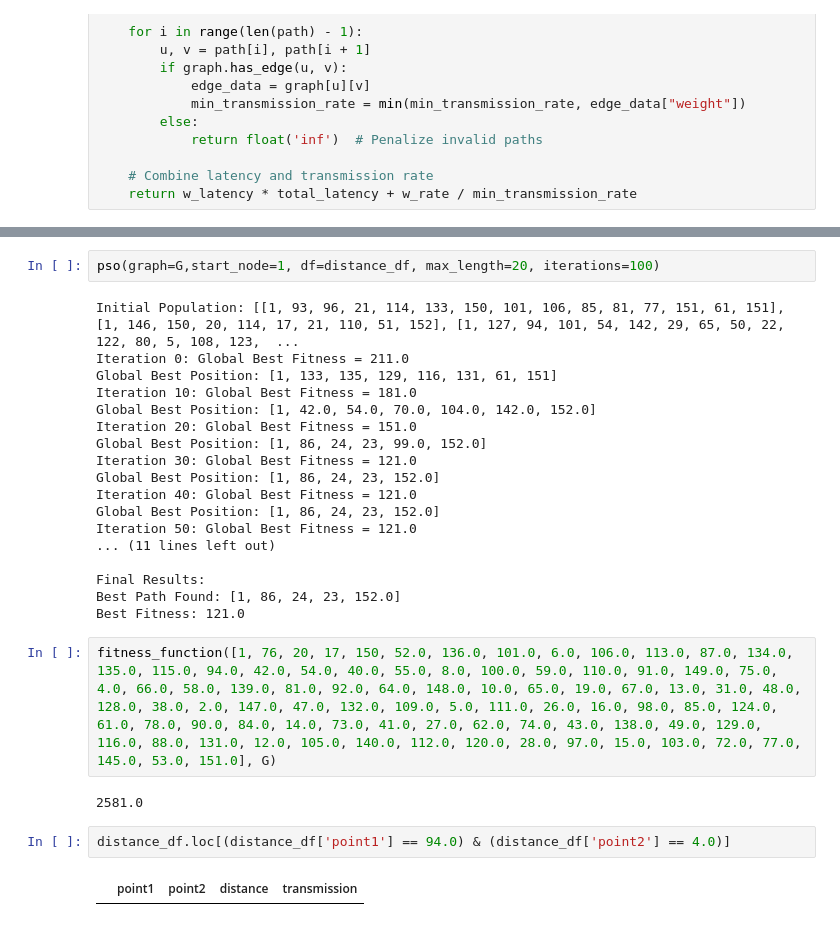
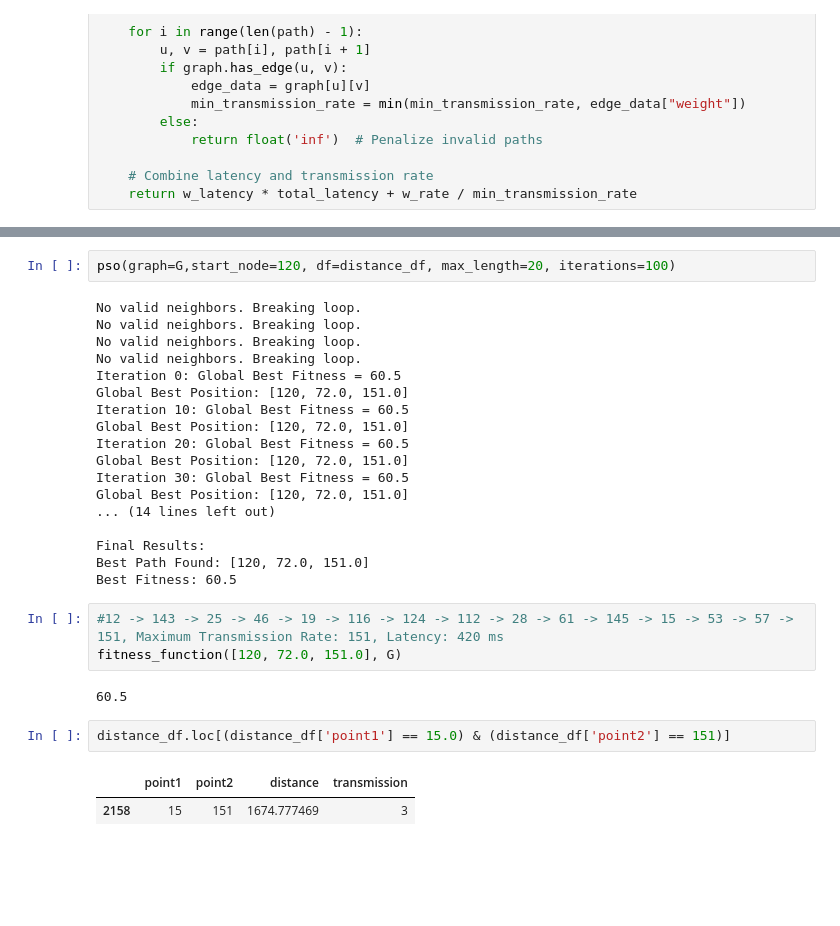
Before and after one commit to gerryfrank10/optimisation-and-algorithms, a Jupyter notebook: assesment/solution2.ipynb, the cells around one changed output, grey strips where cells are left out. Cells and saved outputs as stored; diff of their text form; blank space fills up the shorter version.

```diff
--- a/assesment/solution2.ipynb
+++ b/assesment/solution2.ipynb
@@ -310,30 +382,32 @@ def pso(graph, start_node, df, max_length=20, iterations=500):
     print(f"Best Path Found: {global_best_position}")
     print(f"Best Fitness: {global_best_fitness}")
 # %%
-pso(graph=G,start_node=1, df=distance_df, max_length=20, iterations=100)
+pso(graph=G,start_node=120, df=distance_df, max_length=20, iterations=100)
 # %% [output]
-Initial Population: [[1, 93, 96, 21, 114, 133, 150, 101, 106, 85, 81, 77, 151, 61, 151], [1, 146, 150, 20, 114, 17, 21, 110, 51, 152], [1, 127, 94, 101, 54, 142, 29, 65, 50, 22, 122, 80, 5, 108, 123,  ...
-Iteration 0: Global Best Fitness = 211.0
-Global Best Position: [1, 133, 135, 129, 116, 131, 61, 151]
-Iteration 10: Global Best Fitness = 181.0
-Global Best Position: [1, 42.0, 54.0, 70.0, 104.0, 142.0, 152.0]
-Iteration 20: Global Best Fitness = 151.0
-Global Best Position: [1, 86, 24, 23, 99.0, 152.0]
-Iteration 30: Global Best Fitness = 121.0
-Global Best Position: [1, 86, 24, 23, 152.0]
-Iteration 40: Global Best Fitness = 121.0
-Global Best Position: [1, 86, 24, 23, 152.0]
-Iteration 50: Global Best Fitness = 121.0
-... (11 lines left out)
+No valid neighbors. Breaking loop.
+No valid neighbors. Breaking loop.
+No valid neighbors. Breaking loop.
+No valid neighbors. Breaking loop.
+Iteration 0: Global Best Fitness = 60.5
+Global Best Position: [120, 72.0, 151.0]
+Iteration 10: Global Best Fitness = 60.5
+Global Best Position: [120, 72.0, 151.0]
+Iteration 20: Global Best Fitness = 60.5
+Global Best Position: [120, 72.0, 151.0]
+Iteration 30: Global Best Fitness = 60.5
+Global Best Position: [120, 72.0, 151.0]
+... (14 lines left out)
 
 Final Results:
-Best Path Found: [1, 86, 24, 23, 152.0]
-Best Fitness: 121.0
+Best Path Found: [120, 72.0, 151.0]
+Best Fitness: 60.5
 # %%
-fitness_function([1, 76, 20, 17, 150, 52.0, 136.0, 101.0, 6.0, 106.0, 113.0, 87.0, 134.0, 135.0, 115.0, 94.0, 42.0, 54.0, 40.0, 55.0, 8.0, 100.0, 59.0, 110.0, 91.0, 149.0, 75.0, 4.0, 66.0, 58.0, 139.0, 81.0, 92.0, 64.0, 148.0, 10.0, 65.0, 19.0, 67.0, 13.0, 31.0, 48.0, 128.0, 38.0, 2.0, 147.0, 47.0, 132.0, 109.0, 5.0, 111.0, 26.0, 16.0, 98.0, 85.0, 124.0, 61.0, 78.0, 90.0, 84.0, 14.0, 73.0, 41.0, 27.0, 62.0, 74.0, 43.0, 138.0, 49.0, 129.0, 116.0, 88.0, 131.0, 12.0, 105.0, 140.0, 112.0, 120.0, 28.0, 97.0, 15.0, 103.0, 72.0, 77.0, 145.0, 53.0, 151.0], G)
+#12 -> 143 -> 25 -> 46 -> 19 -> 116 -> 124 -> 112 -> 28 -> 61 -> 145 -> 15 -> 53 -> 57 -> 151, Maximum Transmission Rate: 151, Latency: 420 ms
+fitness_function([120, 72.0, 151.0], G)
 # %% [output]
-2581.0
+60.5
 # %%
-distance_df.loc[(distance_df['point1'] == 94.0) & (distance_df['point2'] == 4.0)]
+distance_df.loc[(distance_df['point1'] == 15.0) & (distance_df['point2'] == 151)]
 # %% [output]
 |  | point1 | point2 | distance | transmission |
+| 2158 | 15 | 151 | 1674.777469 | 3 |
```
Also changed, not shown: parts of 14 cells of this notebook.
